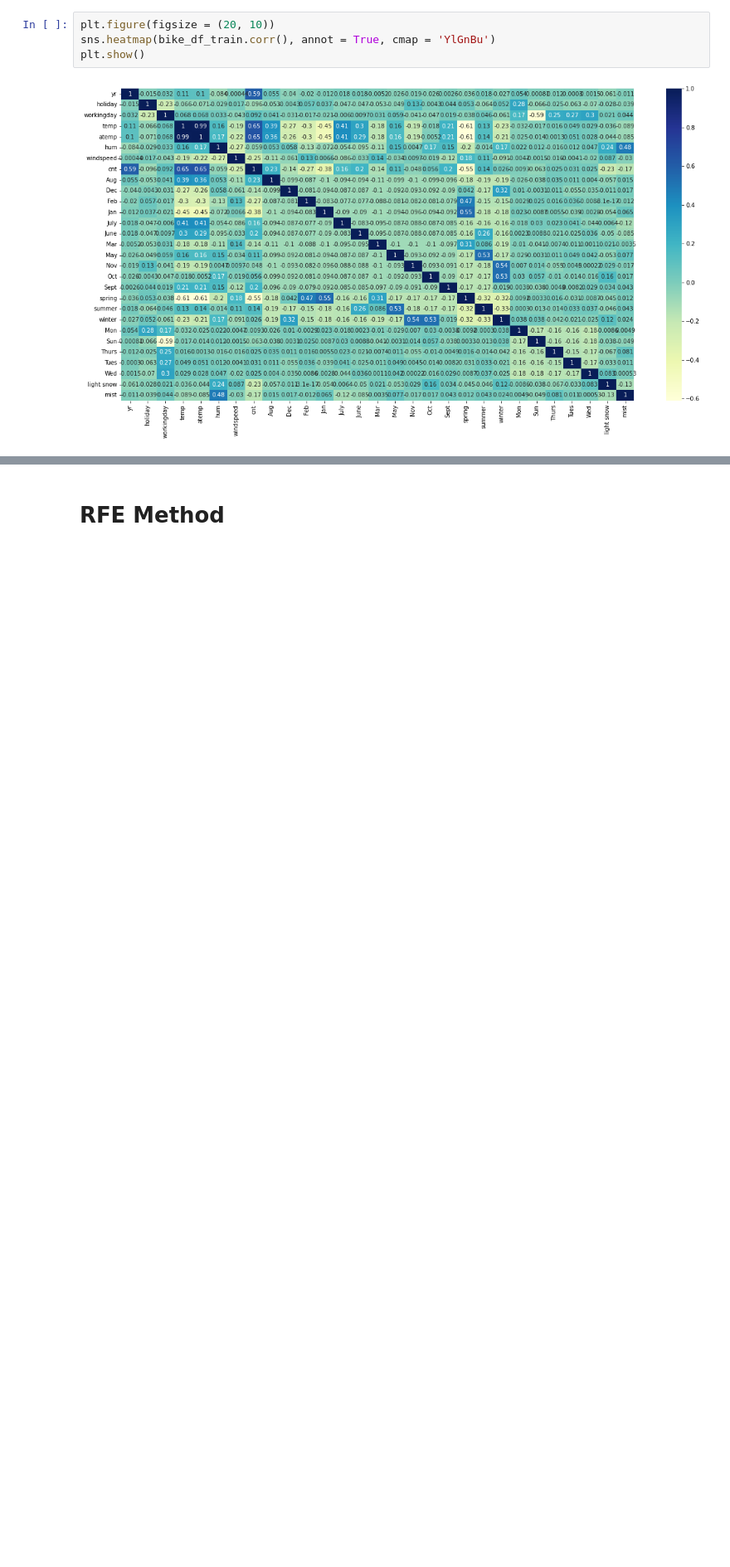
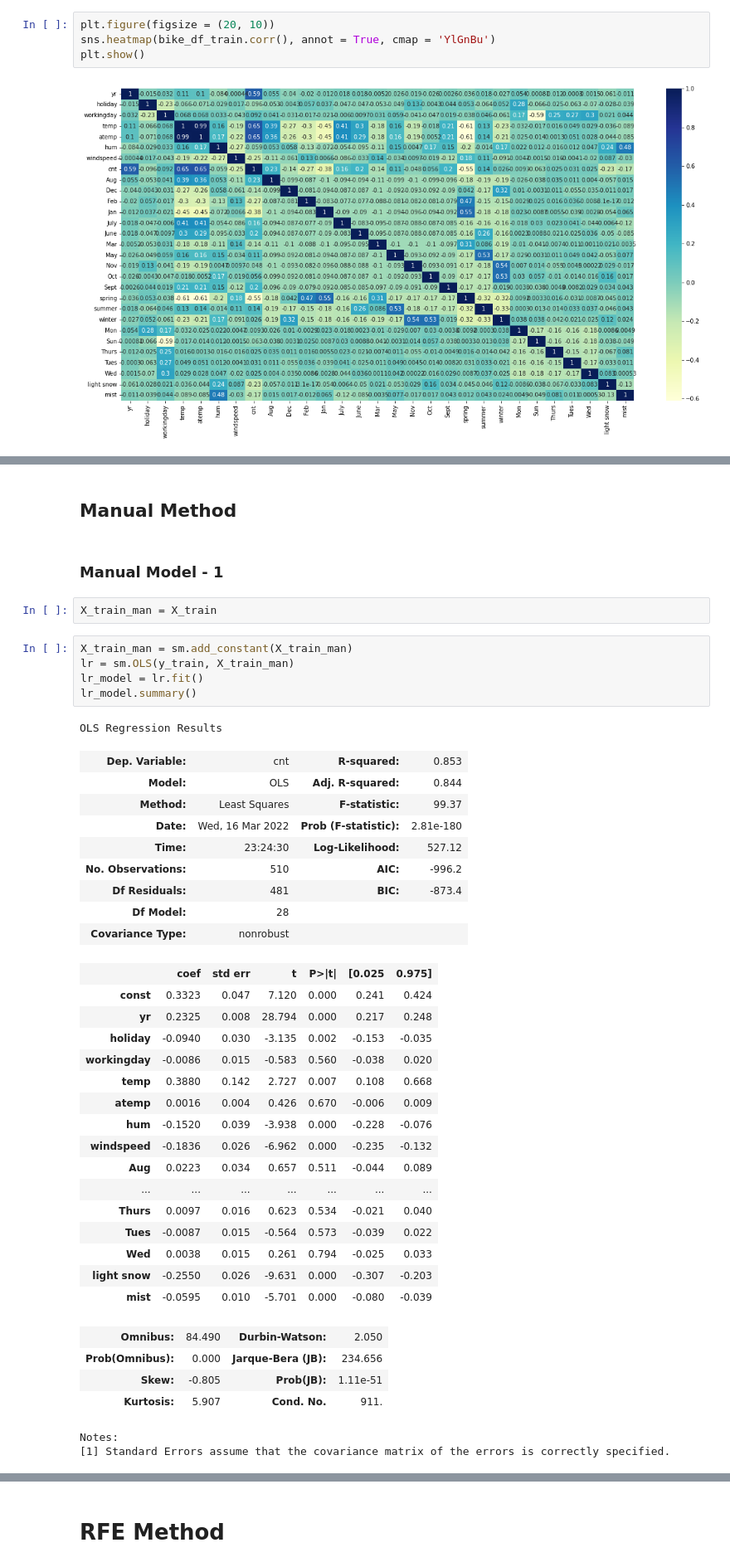
Before and after one commit to abhinavkrdubey/bike-rental-prediction, a Jupyter notebook: Bike Sharing Assignment.ipynb, the cells around one changed output, grey strips where cells are left out. Shown at 83% size. Drawn from its saved outputs; the diff is of its cells as text; blank space fills up the shorter version.

```diff
--- a/Bike Sharing Assignment.ipynb
+++ b/Bike Sharing Assignment.ipynb
@@ -283,0 +284,44 @@ X_train = bike_df_train
+# %% [markdown]
+## Manual Method
+# %% [markdown]
+### Manual Model - 1
+# %%
+X_train_man = X_train
+# %%
+X_train_man = sm.add_constant(X_train_man)
+lr = sm.OLS(y_train, X_train_man)
+lr_model = lr.fit()
+lr_model.summary()
+# %% [output]
+OLS Regression Results
+| Dep. Variable: | cnt | R-squared: | 0.853 |
+| Model: | OLS | Adj. R-squared: | 0.844 |
+| Method: | Least Squares | F-statistic: | 99.37 |
+| Date: | Wed, 16 Mar 2022 | Prob (F-statistic): | 2.81e-180 |
+| Time: | 23:24:30 | Log-Likelihood: | 527.12 |
+| No. Observations: | 510 | AIC: | -996.2 |
+| Df Residuals: | 481 | BIC: | -873.4 |
+| Df Model: | 28 |  |  |
+| Covariance Type: | nonrobust |  |  |
+|  | coef | std err | t | P>|t| | [0.025 | 0.975] |
+| const | 0.3323 | 0.047 | 7.120 | 0.000 | 0.241 | 0.424 |
+| yr | 0.2325 | 0.008 | 28.794 | 0.000 | 0.217 | 0.248 |
+| holiday | -0.0940 | 0.030 | -3.135 | 0.002 | -0.153 | -0.035 |
+| workingday | -0.0086 | 0.015 | -0.583 | 0.560 | -0.038 | 0.020 |
+| temp | 0.3880 | 0.142 | 2.727 | 0.007 | 0.108 | 0.668 |
+| atemp | 0.0016 | 0.004 | 0.426 | 0.670 | -0.006 | 0.009 |
+| hum | -0.1520 | 0.039 | -3.938 | 0.000 | -0.228 | -0.076 |
+| windspeed | -0.1836 | 0.026 | -6.962 | 0.000 | -0.235 | -0.132 |
+| Aug | 0.0223 | 0.034 | 0.657 | 0.511 | -0.044 | 0.089 |
+| ... | ... | ... | ... | ... | ... | ... |
+| Thurs | 0.0097 | 0.016 | 0.623 | 0.534 | -0.021 | 0.040 |
+| Tues | -0.0087 | 0.015 | -0.564 | 0.573 | -0.039 | 0.022 |
+| Wed | 0.0038 | 0.015 | 0.261 | 0.794 | -0.025 | 0.033 |
+| light snow | -0.2550 | 0.026 | -9.631 | 0.000 | -0.307 | -0.203 |
+| mist | -0.0595 | 0.010 | -5.701 | 0.000 | -0.080 | -0.039 |
+| Omnibus: | 84.490 | Durbin-Watson: | 2.050 |
+| Prob(Omnibus): | 0.000 | Jarque-Bera (JB): | 234.656 |
+| Skew: | -0.805 | Prob(JB): | 1.11e-51 |
+| Kurtosis: | 5.907 | Cond. No. | 911. |
+Notes:
+[1] Standard Errors assume that the covariance matrix of the errors is correctly specified.
```
Also changed, not shown: parts of 24 cells of this notebook, 3 other files.
